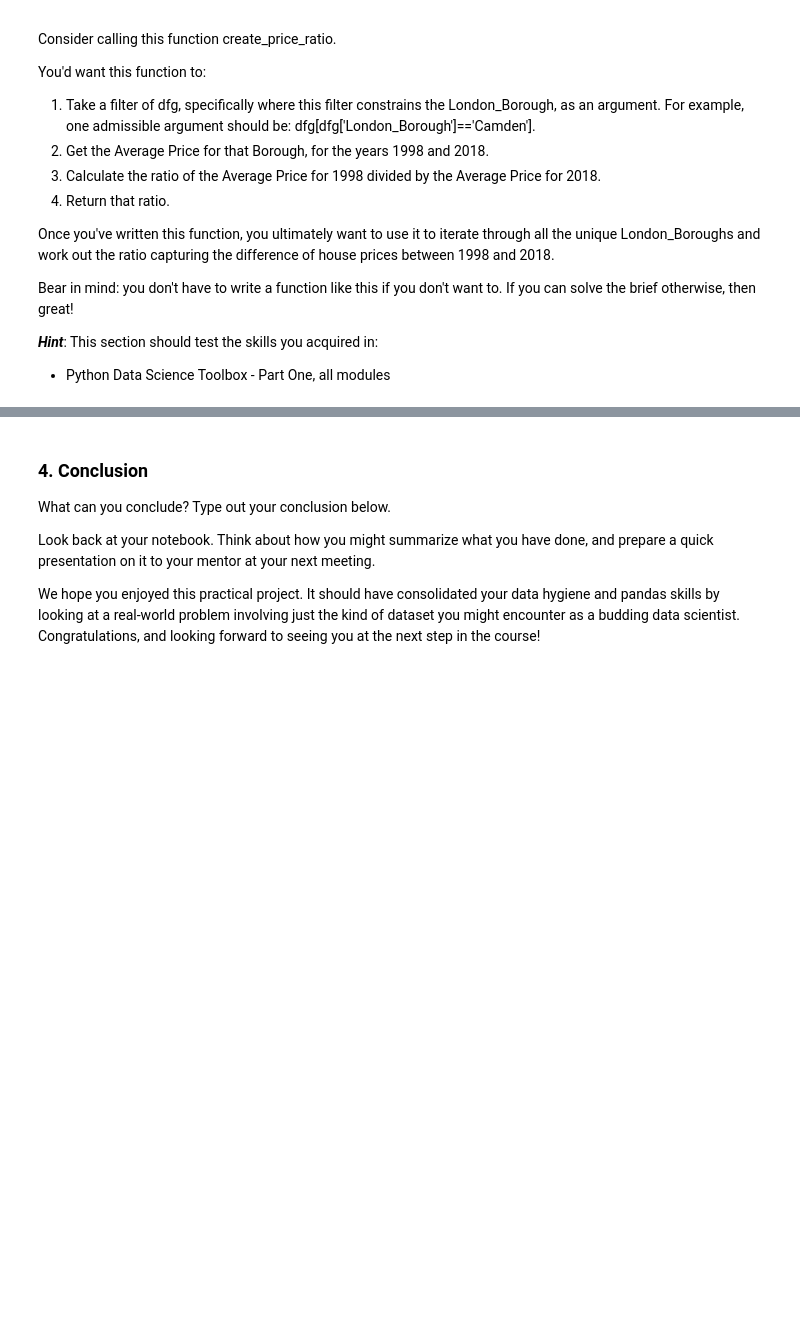
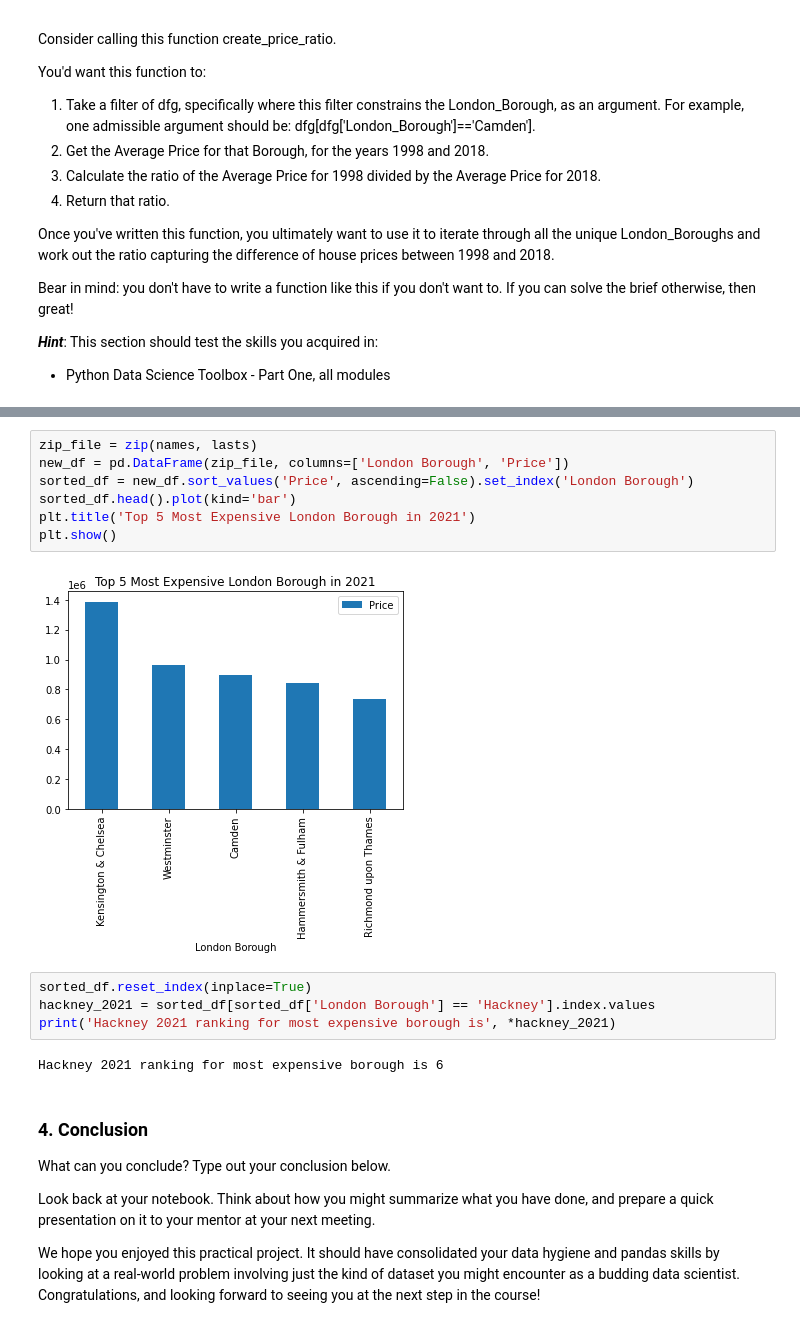
Before and after one commit to clyde2020/Springboard, a Jupyter notebook: Unit_4_Challenge_Tier_3.ipynb, the cells around one changed output, grey strips where cells are left out. Drawn from its saved outputs; the diff is of its cells as text; blank space fills up the shorter version.

```diff
--- a/Unit_4_Challenge_Tier_3.ipynb
+++ b/Unit_4_Challenge_Tier_3.ipynb
@@ -314,3 +323,18 @@ print(sorted_ratio_df.head())
+# %%
+zip_file = zip(names, lasts)
+new_df = pd.DataFrame(zip_file, columns=['London Borough', 'Price'])
+sorted_df = new_df.sort_values('Price', ascending=False).set_index('London Borough')
+sorted_df.head().plot(kind='bar')
+plt.title('Top 5 Most Expensive London Borough in 2021')
+plt.show()
+# %% [output]
+[figure, added]
+# %%
+sorted_df.reset_index(inplace=True)
+hackney_2021 = sorted_df[sorted_df['London Borough'] == 'Hackney'].index.values
+print('Hackney 2021 ranking for most expensive borough is', *hackney_2021)
+# %% [output]
+Hackney 2021 ranking for most expensive borough is 6
 # %% [markdown]
 ### 4. Conclusion
 What can you conclude? Type out your conclusion below.
```
Also changed, not shown: parts of 4 cells of this notebook.
